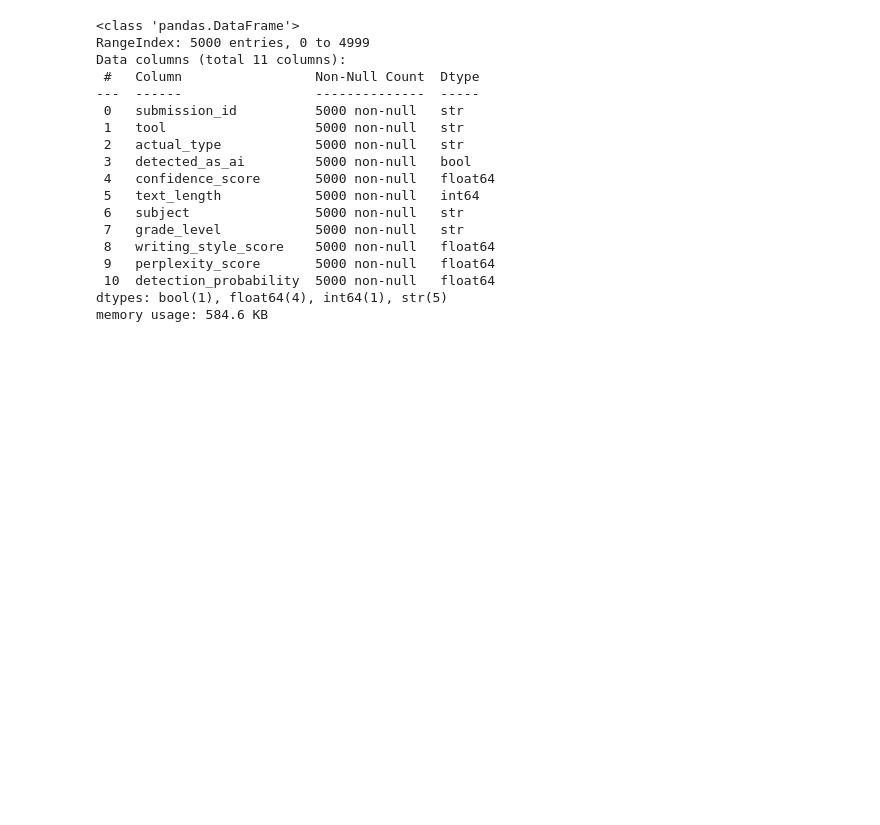
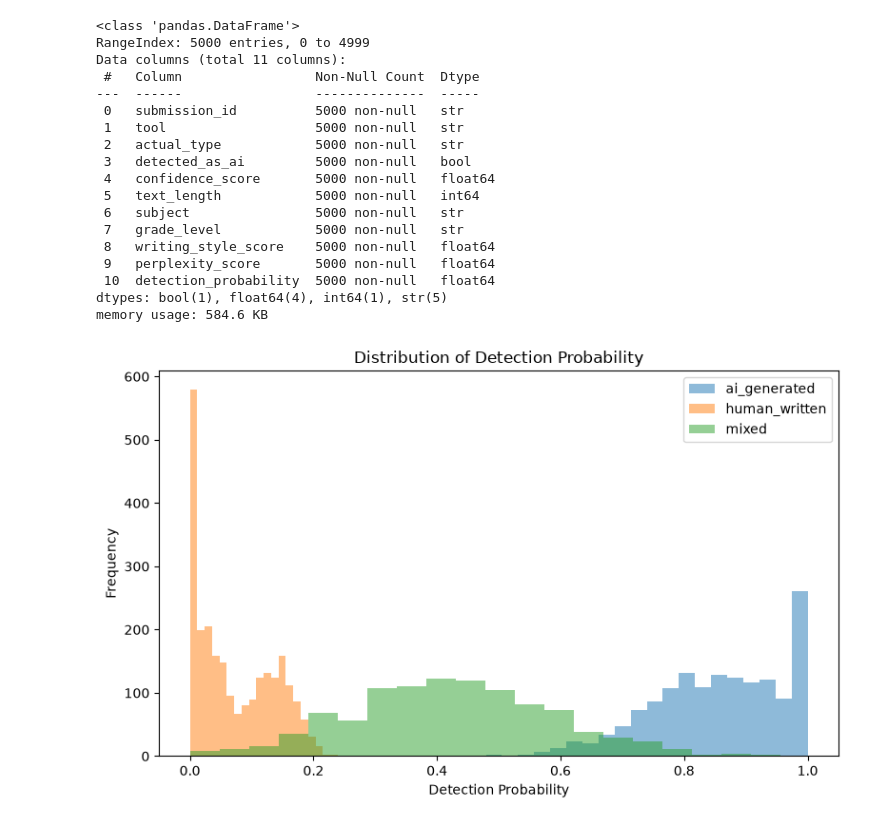
Before and after one commit to lindale36/ds2023, a Jupyter notebook: w8 p2.ipynb, the cells around one changed output. Cells and saved outputs as stored; diff of their text form; code cells hidden in the pictures; blank space fills up the shorter version.

```diff
--- a/w8 p2.ipynb
+++ b/w8 p2.ipynb
@@ -26,3 +27,16 @@ Data columns (total 11 columns):
  10  detection_probability  5000 non-null   float64
 dtypes: bool(1), float64(4), int64(1), str(5)
 memory usage: 584.6 KB
+# %%
+fig, ax = plt.subplots(figsize=(8, 5))
+for key, group in results.groupby('actual_type'):
+    group['detection_probability'].plot.hist(ax=ax, label=key, alpha=0.5, bins=20)
+
+ax.set_title("Distribution of Detection Probability")
+ax.set_xlabel("Detection Probability")
+ax.set_ylabel("Frequency")
+ax.legend()
+plt.tight_layout()
+plt.show()
+# %% [output]
+[figure, added]
```
Also changed, not shown: parts of 1 cell of this notebook, 18 other files.
